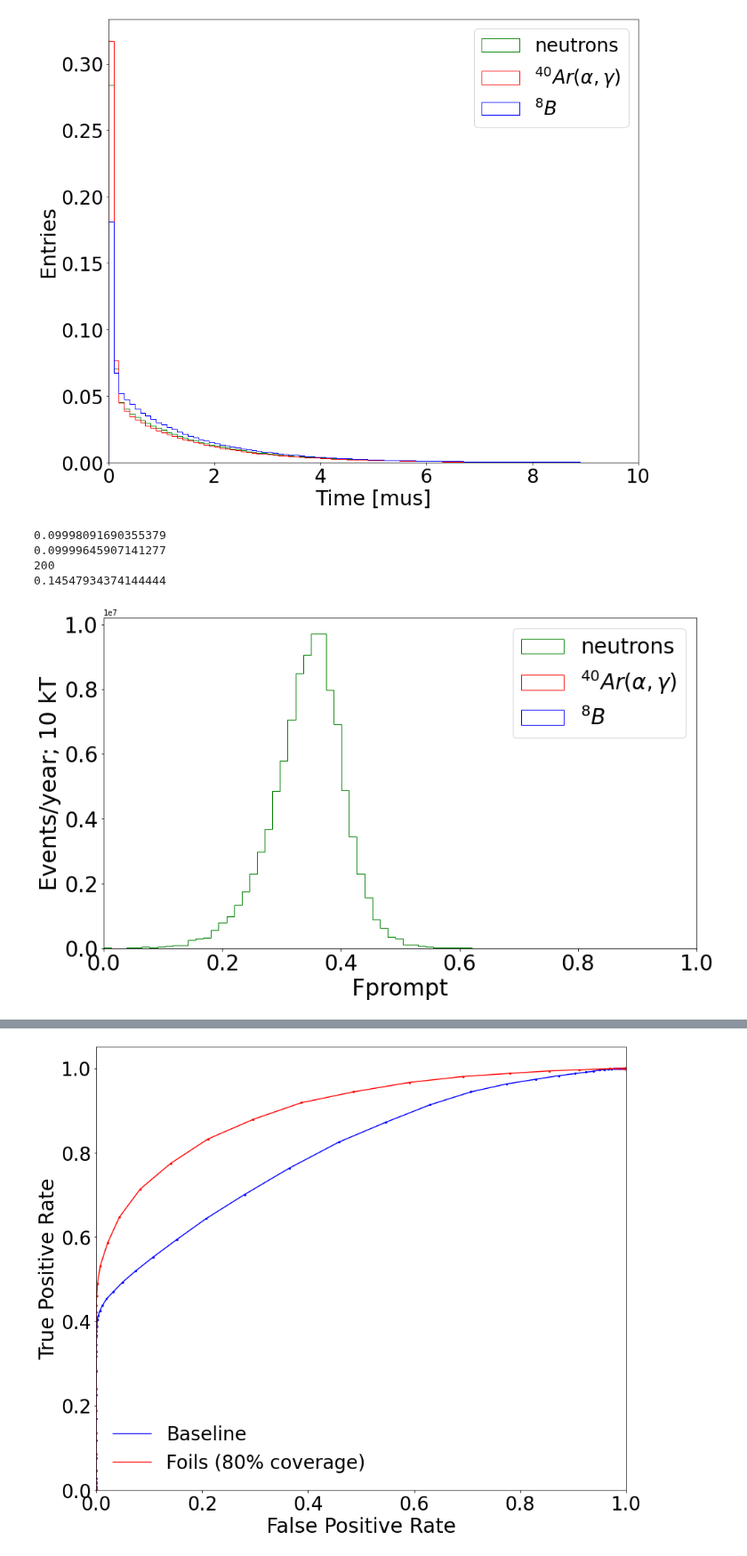
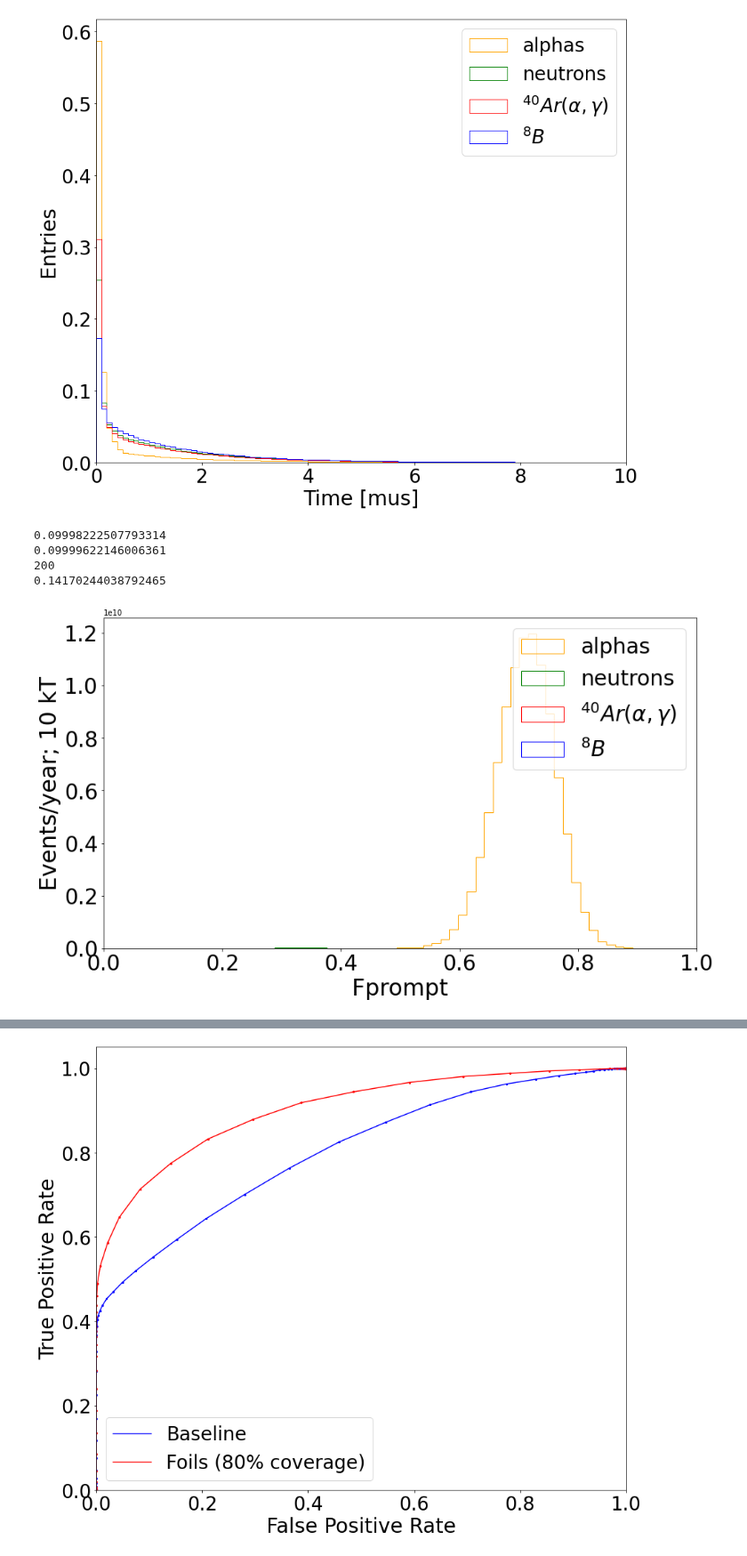
Before and after one commit to nlane314/soLAr-sens, a Jupyter notebook: notebooks/PSD_CC_AG.ipynb, the cells around one changed output, grey strips where cells are left out. Shown at 89% size. Cells and saved outputs as stored; diff of their text form; code cells hidden in the pictures.

```diff
--- a/notebooks/PSD_CC_AG.ipynb
+++ b/notebooks/PSD_CC_AG.ipynb
@@ -76,15 +76,17 @@ def pairwise(iterable):
     a = iter(iterable)
     return zip(a, a)
 
-fname_sigdel = 'events_solar_delayed_bs.root'
-fname_sig = 'events_solar_prompt_bs.root'
-fname_bkg = 'events_alphagamma_200000_baseline.root'
-fname_bkg1 = 'events_neutrons_40Ar_100000_baseline.root'
+fname_sigdel = 'events_solar_delayed.root'
+fname_sig = 'events_solar_prompt.root'
+fname_bkg = 'events_alphagamma_200000_foils.root'
+fname_bkg1 = 'events_neutrons_40Ar_100000_foils.root'
+fname_bkga = 'events_Rn222_100000_foils.root'
 
 sig_split_time, sig_scint, sig_x, sig_event_E = root_input(path, fname_sig)
 sig_split_timedel, sig_scintdel, sig_xdel, sig_event_Edel = root_input(path, fname_sigdel)
 bkg_split_time, bkg_scint, bkg_x, bkg_event_E = root_input(path, fname_bkg)
 bkg1_split_time, bkg1_scint, bkg1_x, bkg1_event_E = root_input(path, fname_bkg1)
+bkga_split_time, bkga_scint, bkga_x, bkga_event_E = root_input(path, fname_bkga)
 
 #########################
 
@@ -119,30 +121,30 @@ sig_event_E = outputE
 # %%
 # Plot time distribution
 
-data = [np.concatenate(sig_split_time), np.concatenate(bkg_split_time), np.concatenate(bkg1_split_time)]
-rates = [1, 1, 1] # normalise
+data = [np.concatenate(sig_split_time), np.concatenate(bkg_split_time), np.concatenate(bkg1_split_time), np.concatenate(bkga_split_time)]
+rates = [1, 1, 1, 1] # normalise
 
 num_bins = 200
 
-labels = [r'${}^8 B$', r'${}^{40} Ar(\alpha, \gamma)$', 'neutrons']
-colors = ['blue', 'red', 'green']
+labels = [r'${}^8 B$', r'${}^{40} Ar(\alpha, \gamma)$', 'neutrons', 'alphas']
+colors = ['blue', 'red', 'green', 'orange']
 
 plt.figure(figsize=(14,12))
 
 n, bins, patches = plt.hist(data, stacked = False, color=colors, bins=int(10/0.1), range=[0, 10], label=labels, histtype='step', weights=hist_weights(rates, data))
 
 plt.xlabel('Time [mus]',fontsize=30)
 plt.xticks(fontsize=28)
 plt.ylabel('Entries',fontsize=30)
 plt.yticks(fontsize=28)
 plt.xlim(0, 10)
 #plt.yscale('log')
 
 plt.legend(fontsize=28)
 
 plt.show()
 # %% [output]
-[figure, old version]
+[figure, new version]
 # %%
 #Optimize time time window
 
@@ -176,10 +178,10 @@ print(max_i*100)   #Optimal time window (ns)
 max_time = max_i*100
 print(max_diff)
 # %% [output]
-0.09998091690355379
-0.09999645907141277
+0.09998222507793314
+0.09999622146006361
 200
-0.14547934374144444
+0.14170244038792465
 # %%
 #Fprompt
 
@@ -202,14 +204,15 @@ max_time = max_time
 Fprompt_sig = Fprompt(sig_split_time, max_time)
 Fprompt_bkg = Fprompt(bkg_split_time, max_time)
 Fprompt_bkg1 = Fprompt(bkg1_split_time, max_time)
+Fprompt_bkga = Fprompt(bkga_split_time, max_time)
 
-rates = [26700*0.64, 3000, 10**(8)] # normalise
+rates = [26700*0.64, 3000, 10**8, 10**(11)] # normalise
 
-data = [Fprompt_sig, Fprompt_bkg, Fprompt_bkg1]
+data = [Fprompt_sig, Fprompt_bkg, Fprompt_bkg1, Fprompt_bkga]
 
 
-labels = [r'${}^8 B$', r'${}^{40} Ar(\alpha, \gamma)$', 'neutrons']
-colors = ['blue', 'red', 'green']
+labels = [r'${}^8 B$', r'${}^{40} Ar(\alpha, \gamma)$', 'neutrons', 'alphas']
+colors = ['blue', 'red', 'green', 'orange']
 
 plt.figure(figsize=(14,8))
 bins=60
@@ -226,7 +229,7 @@ plt.legend(fontsize=28)
 
 plt.show()
 # %% [output]
-[figure, old version]
+[figure, new version]
 # %%
 bin_width = bins_[1] - bins_[0]
 
```
Also changed, not shown: parts of 8 cells of this notebook, 5 other files.
